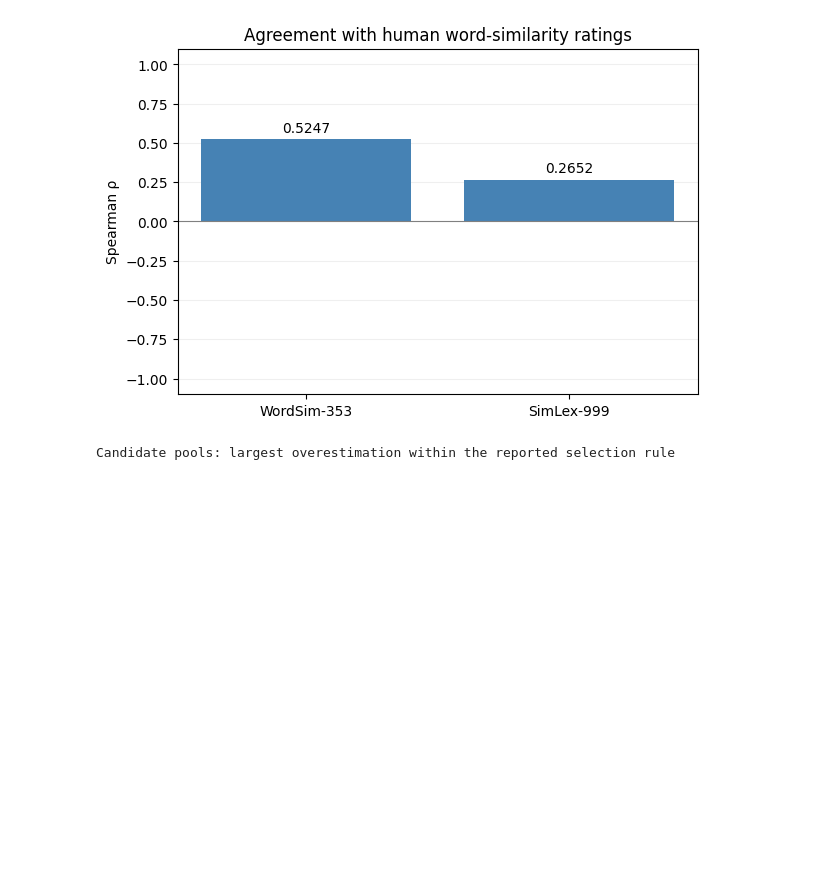
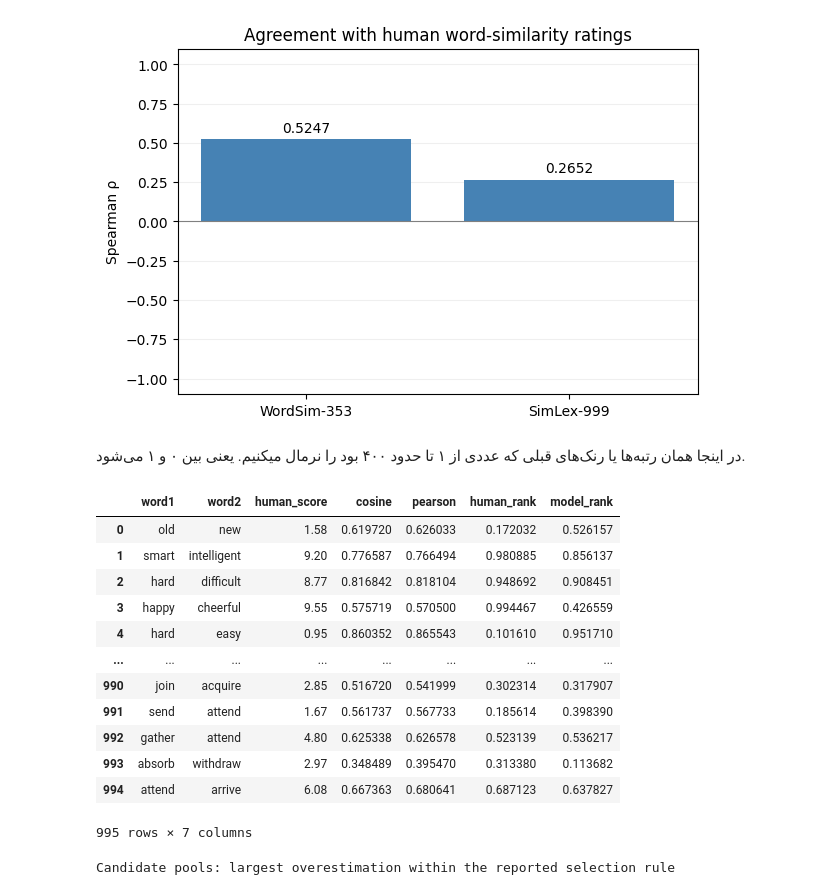
Before and after one commit to ILoveBacteria/nlp-homework, a Jupyter notebook: hw2/NLP_CA2.ipynb, the cells around one changed output. Drawn from its saved outputs; the diff is of its cells as text; code cells hidden in the pictures; blank space fills up the shorter version.

```diff
--- a/hw2/NLP_CA2.ipynb
+++ b/hw2/NLP_CA2.ipynb
@@ -2593,6 +2597,27 @@ def normalized_ranks(values):
         return np.full(values.shape, np.nan, dtype=float)
     ranks = pd.Series(values).rank(method="average").to_numpy()
     return (ranks - 1) / (values.size - 1)
+# %% [markdown]
+در اینجا همان رتبه‌ها یا رنک‌های قبلی که عددی از ۱ تا حدود ۴۰۰ بود را نرمال میکنیم. یعنی بین ۰ و ۱ می‌شود.
+# %%
+ranked = scores.copy()
+ranked["human_rank"] = normalized_ranks(ranked["human_score"])
+ranked["model_rank"] = normalized_ranks(ranked["cosine"])
+ranked
+# %% [output]
+|  | word1 | word2 | human_score | cosine | pearson | human_rank | model_rank |
+| 0 | old | new | 1.58 | 0.619720 | 0.626033 | 0.172032 | 0.526157 |
+| 1 | smart | intelligent | 9.20 | 0.776587 | 0.766494 | 0.980885 | 0.856137 |
+| 2 | hard | difficult | 8.77 | 0.816842 | 0.818104 | 0.948692 | 0.908451 |
+| 3 | happy | cheerful | 9.55 | 0.575719 | 0.570500 | 0.994467 | 0.426559 |
+| 4 | hard | easy | 0.95 | 0.860352 | 0.865543 | 0.101610 | 0.951710 |
+| ... | ... | ... | ... | ... | ... | ... | ... |
+| 990 | join | acquire | 2.85 | 0.516720 | 0.541999 | 0.302314 | 0.317907 |
+| 991 | send | attend | 1.67 | 0.561737 | 0.567733 | 0.185614 | 0.398390 |
+| 992 | gather | attend | 4.80 | 0.625338 | 0.626578 | 0.523139 | 0.536217 |
+| 993 | absorb | withdraw | 2.97 | 0.348489 | 0.395470 | 0.313380 | 0.113682 |
+| 994 | attend | arrive | 6.08 | 0.667363 | 0.680641 | 0.687123 | 0.637827 |
+995 rows × 7 columns
 # %%
 # Mine overestimation cases using ranks over the entire valid dataset.
 def find_word_error_candidates(scores, k=10):
```
Also changed, not shown: parts of 31 cells of this notebook.
